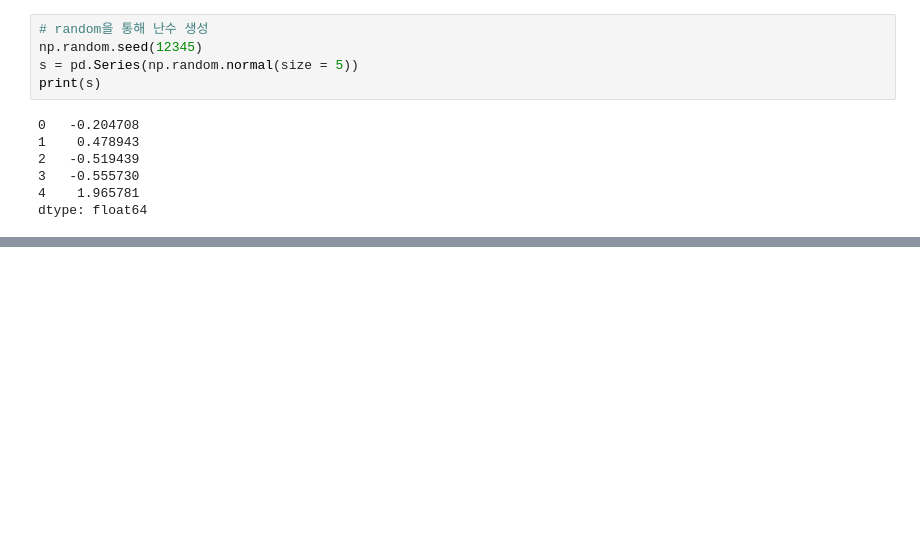
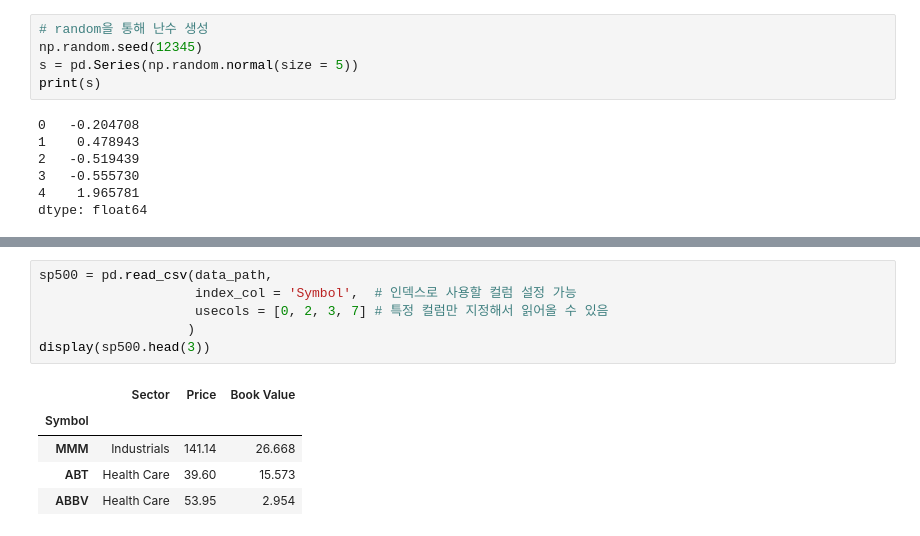
Before and after one commit to iop2000win/Basic, a Jupyter notebook: Pandas___Basic_02.ipynb, the cells around one changed output, grey strips where cells are left out. Drawn from its saved outputs; the diff is of its cells as text; blank space fills up the shorter version.

```diff
--- a/Pandas___Basic_02.ipynb
+++ b/Pandas___Basic_02.ipynb
@@ -166,0 +314,12 @@ dtype: int32
+# %%
+sp500 = pd.read_csv(data_path,
+                    index_col = 'Symbol',  # 인덱스로 사용할 컬럼 설정 가능
+                    usecols = [0, 2, 3, 7] # 특정 컬럼만 지정해서 읽어올 수 있음
+                   )
+display(sp500.head(3))
+# %% [output]
+|  | Sector | Price | Book Value |
+| Symbol |  |  |  |
+| MMM | Industrials | 141.14 | 26.668 |
+| ABT | Health Care | 39.60 | 15.573 |
+| ABBV | Health Care | 53.95 | 2.954 |
```
Also changed, not shown: parts of 36 cells of this notebook, 1 other file.
